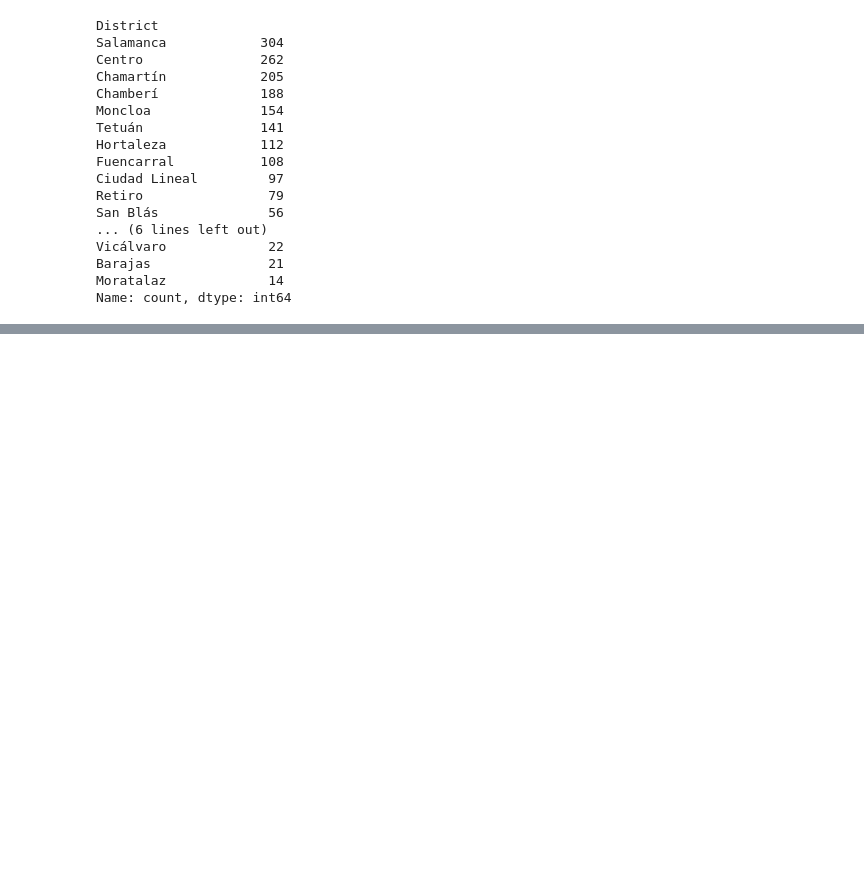
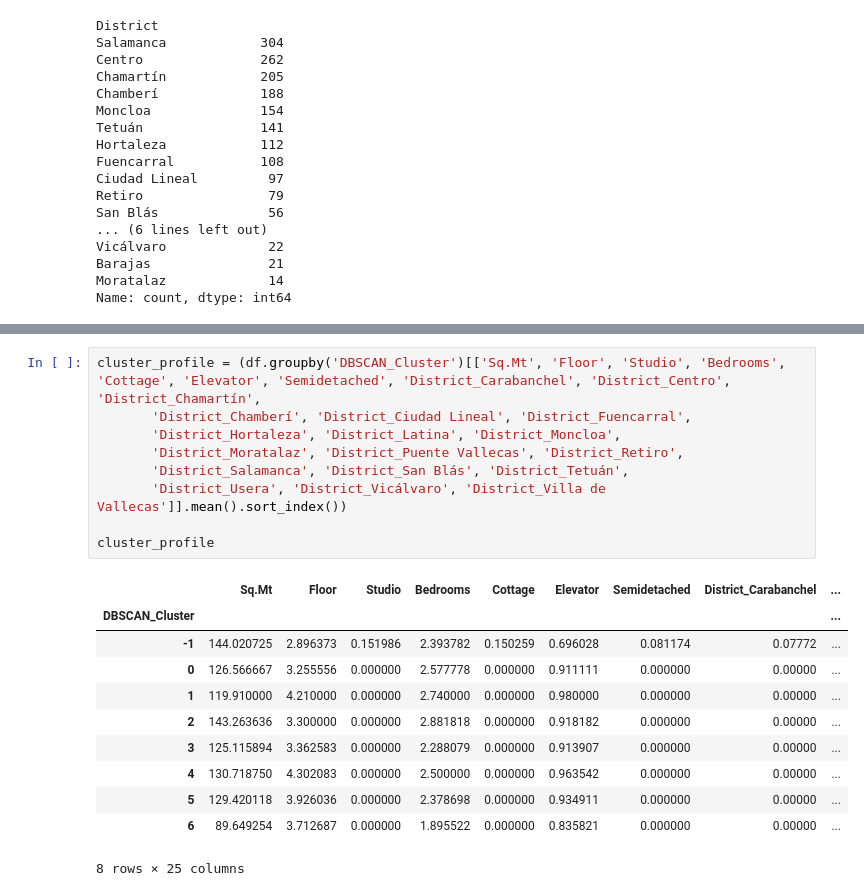
Before and after one commit to JJR9903/IE-MBDS-ML-1-group-project, a Jupyter notebook: notebooks/Group project.ipynb, the cells around one changed output, grey strips where cells are left out. Drawn from its saved outputs; the diff is of its cells as text; blank space fills up the shorter version.

```diff
--- a/notebooks/Group project.ipynb
+++ b/notebooks/Group project.ipynb
@@ -1152,0 +828,21 @@ Overall, the results show that Madrid’s rental market is shaped by both spatia
+# %%
+cluster_profile = (df.groupby('DBSCAN_Cluster')[['Sq.Mt', 'Floor', 'Studio', 'Bedrooms', 'Cottage', 'Elevator', 'Semidetached', 'District_Carabanchel', 'District_Centro', 'District_Chamartín',
+       'District_Chamberí', 'District_Ciudad Lineal', 'District_Fuencarral',
+       'District_Hortaleza', 'District_Latina', 'District_Moncloa',
+       'District_Moratalaz', 'District_Puente Vallecas', 'District_Retiro',
+       'District_Salamanca', 'District_San Blás', 'District_Tetuán',
+       'District_Usera', 'District_Vicálvaro', 'District_Villa de Vallecas']].mean().sort_index())
+
+cluster_profile
+# %% [output]
+|  | Sq.Mt | Floor | Studio | Bedrooms | Cottage | Elevator | Semidetached | District_Carabanchel | ... |
+| DBSCAN_Cluster |  |  |  |  |  |  |  |  | ... |
+| -1 | 144.020725 | 2.896373 | 0.151986 | 2.393782 | 0.150259 | 0.696028 | 0.081174 | 0.07772 | ... |
+| 0 | 126.566667 | 3.255556 | 0.000000 | 2.577778 | 0.000000 | 0.911111 | 0.000000 | 0.00000 | ... |
+| 1 | 119.910000 | 4.210000 | 0.000000 | 2.740000 | 0.000000 | 0.980000 | 0.000000 | 0.00000 | ... |
+| 2 | 143.263636 | 3.300000 | 0.000000 | 2.881818 | 0.000000 | 0.918182 | 0.000000 | 0.00000 | ... |
+| 3 | 125.115894 | 3.362583 | 0.000000 | 2.288079 | 0.000000 | 0.913907 | 0.000000 | 0.00000 | ... |
+| 4 | 130.718750 | 4.302083 | 0.000000 | 2.500000 | 0.000000 | 0.963542 | 0.000000 | 0.00000 | ... |
+| 5 | 129.420118 | 3.926036 | 0.000000 | 2.378698 | 0.000000 | 0.934911 | 0.000000 | 0.00000 | ... |
+| 6 | 89.649254 | 3.712687 | 0.000000 | 1.895522 | 0.000000 | 0.835821 | 0.000000 | 0.00000 | ... |
+8 rows × 25 columns
```
Also changed, not shown: parts of 51 cells of this notebook.
